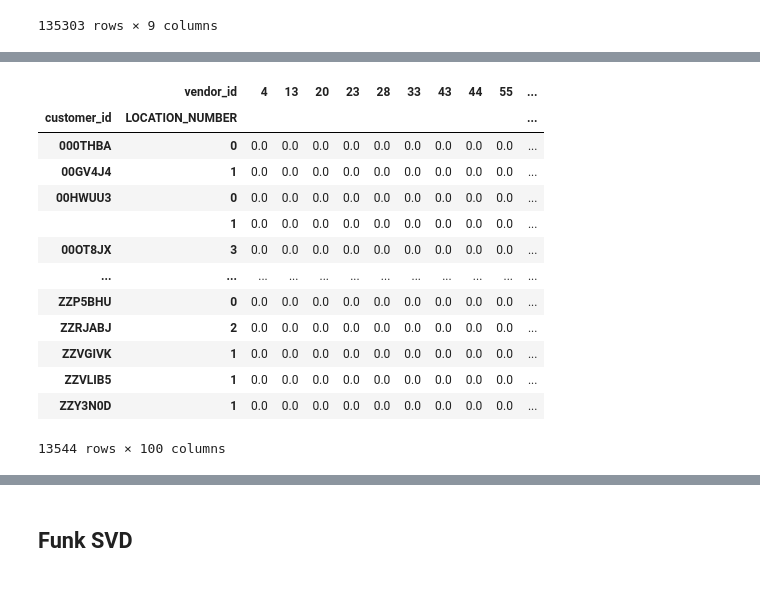
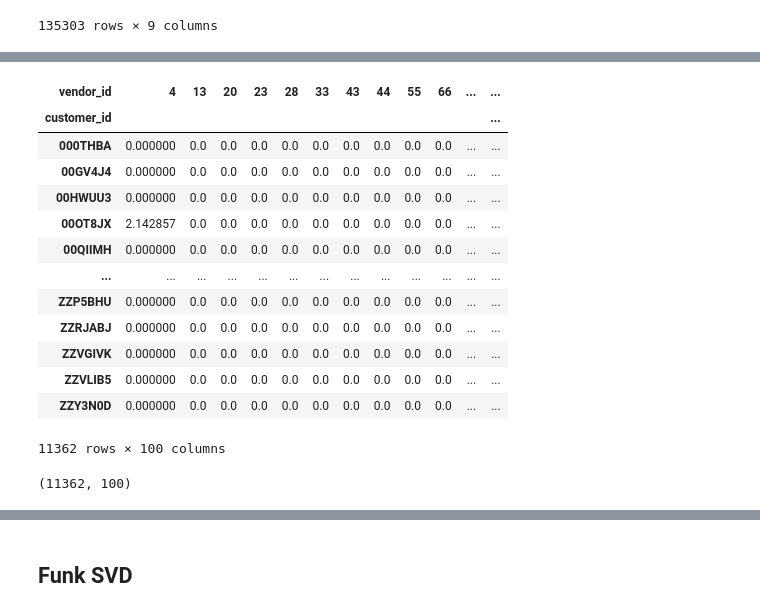
Before and after one commit to Bast-94/Restaurant-Recommander-System, a Jupyter notebook: notebook.ipynb, the cells around one changed output, grey strips where cells are left out. Cells and saved outputs as stored; diff of their text form; code cells hidden in the pictures.

```diff
--- a/notebook.ipynb
+++ b/notebook.ipynb
@@ -67,6 +67,7 @@ order_with_loc_df = pd.merge(
     right_on=["customer_id", "location_number"],
 )
 order_with_loc_df["is_rated"] = order_with_loc_df["is_rated"].apply(lambda b: 1 if b =='Yes' else 0 )
+order_with_loc_df["is_rated"] = order_with_loc_df["is_rated"].fillna(0)
 order_with_loc_df
 # %% [output]
 |  | customer_id | LOCATION_NUMBER | vendor_id | vendor_rating | is_rated | location_number | location_type | ... |
@@ -95,29 +128,34 @@ def f1_score():
 # %%
 
 
 
 # Créer une table pivot en utilisant 'customer_id', 'vendor_id' et 'LOCATION_NUMBER' comme index
 Y_matrix = pd.pivot_table(train_order_df,
                                 values='vendor_rating',
-                                index=['customer_id', 'LOCATION_NUMBER'],
+                                index='customer_id',
                                 columns='vendor_id',
                                 fill_value=0)
 
 # Afficher la matrice d'évaluation utilisateur-vendeur
 Y_matrix
 # %% [output]
-|  | vendor_id | 4 | 13 | 20 | 23 | 28 | 33 | 43 | 44 | 55 | ... |
-| customer_id | LOCATION_NUMBER |  |  |  |  |  |  |  |  |  | ... |
-| 000THBA | 0 | 0.0 | 0.0 | 0.0 | 0.0 | 0.0 | 0.0 | 0.0 | 0.0 | 0.0 | ... |
-| 00GV4J4 | 1 | 0.0 | 0.0 | 0.0 | 0.0 | 0.0 | 0.0 | 0.0 | 0.0 | 0.0 | ... |
-| 00HWUU3 | 0 | 0.0 | 0.0 | 0.0 | 0.0 | 0.0 | 0.0 | 0.0 | 0.0 | 0.0 | ... |
-|  | 1 | 0.0 | 0.0 | 0.0 | 0.0 | 0.0 | 0.0 | 0.0 | 0.0 | 0.0 | ... |
-| 00OT8JX | 3 | 0.0 | 0.0 | 0.0 | 0.0 | 0.0 | 0.0 | 0.0 | 0.0 | 0.0 | ... |
-| ... | ... | ... | ... | ... | ... | ... | ... | ... | ... | ... | ... |
-| ZZP5BHU | 0 | 0.0 | 0.0 | 0.0 | 0.0 | 0.0 | 0.0 | 0.0 | 0.0 | 0.0 | ... |
-| ZZRJABJ | 2 | 0.0 | 0.0 | 0.0 | 0.0 | 0.0 | 0.0 | 0.0 | 0.0 | 0.0 | ... |
-| ZZVGIVK | 1 | 0.0 | 0.0 | 0.0 | 0.0 | 0.0 | 0.0 | 0.0 | 0.0 | 0.0 | ... |
-| ZZVLIB5 | 1 | 0.0 | 0.0 | 0.0 | 0.0 | 0.0 | 0.0 | 0.0 | 0.0 | 0.0 | ... |
-| ZZY3N0D | 1 | 0.0 | 0.0 | 0.0 | 0.0 | 0.0 | 0.0 | 0.0 | 0.0 | 0.0 | ... |
+| vendor_id | 4 | 13 | 20 | 23 | 28 | 33 | 43 | 44 | 55 | 66 | ... | ... |
+| customer_id |  |  |  |  |  |  |  |  |  |  |  | ... |
+| 000THBA | 0.000000 | 0.0 | 0.0 | 0.0 | 0.0 | 0.0 | 0.0 | 0.0 | 0.0 | 0.0 | ... | ... |
+| 00GV4J4 | 0.000000 | 0.0 | 0.0 | 0.0 | 0.0 | 0.0 | 0.0 | 0.0 | 0.0 | 0.0 | ... | ... |
+| 00HWUU3 | 0.000000 | 0.0 | 0.0 | 0.0 | 0.0 | 0.0 | 0.0 | 0.0 | 0.0 | 0.0 | ... | ... |
+| 00OT8JX | 2.142857 | 0.0 | 0.0 | 0.0 | 0.0 | 0.0 | 0.0 | 0.0 | 0.0 | 0.0 | ... | ... |
+| 00QIIMH | 0.000000 | 0.0 | 0.0 | 0.0 | 0.0 | 0.0 | 0.0 | 0.0 | 0.0 | 0.0 | ... | ... |
+| ... | ... | ... | ... | ... | ... | ... | ... | ... | ... | ... | ... | ... |
+| ZZP5BHU | 0.000000 | 0.0 | 0.0 | 0.0 | 0.0 | 0.0 | 0.0 | 0.0 | 0.0 | 0.0 | ... | ... |
+| ZZRJABJ | 0.000000 | 0.0 | 0.0 | 0.0 | 0.0 | 0.0 | 0.0 | 0.0 | 0.0 | 0.0 | ... | ... |
+| ZZVGIVK | 0.000000 | 0.0 | 0.0 | 0.0 | 0.0 | 0.0 | 0.0 | 0.0 | 0.0 | 0.0 | ... | ... |
+| ZZVLIB5 | 0.000000 | 0.0 | 0.0 | 0.0 | 0.0 | 0.0 | 0.0 | 0.0 | 0.0 | 0.0 | ... | ... |
+| ZZY3N0D | 0.000000 | 0.0 | 0.0 | 0.0 | 0.0 | 0.0 | 0.0 | 0.0 | 0.0 | 0.0 | ... | ... |
-13544 rows × 100 columns
+11362 rows × 100 columns
+# %%
+np.count_nonzero(Y_matrix)
+Y_matrix.values.shape
+# %% [output]
+(11362, 100)
 # %%
```
Also changed, not shown: parts of 8 cells of this notebook.
